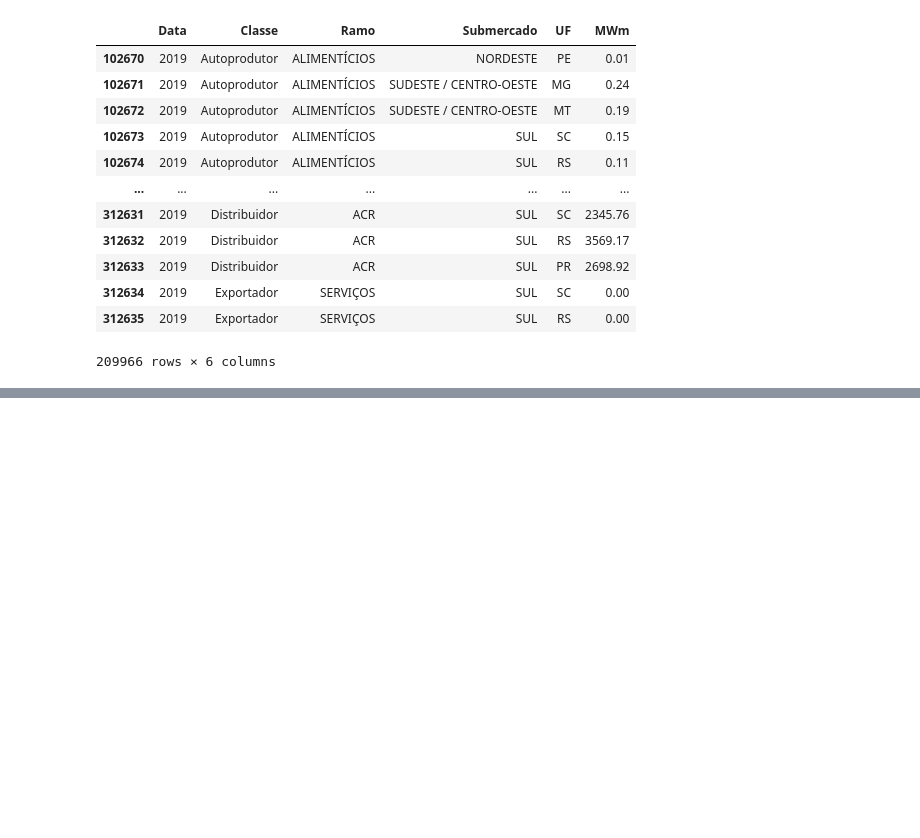
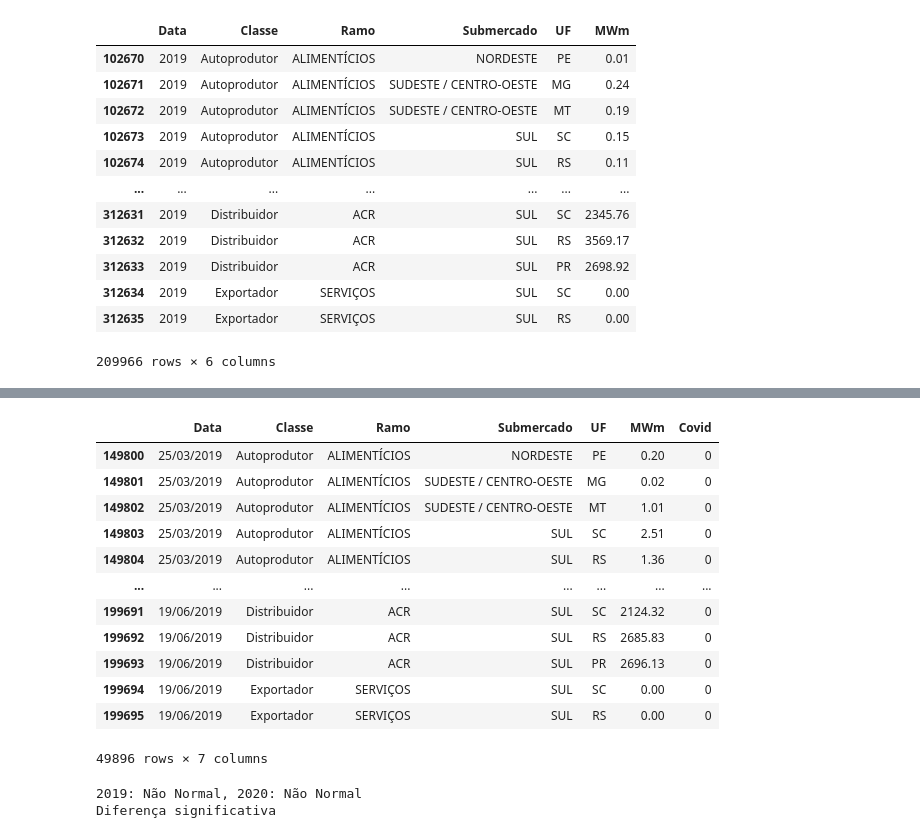
Before and after one commit to freireoliveira/tecnicas_1, a Jupyter notebook: Projeto_Tecnicas_Program1.ipynb, the cells around one changed output, grey strips where cells are left out. Cells and saved outputs as stored; diff of their text form; code cells hidden in the pictures; blank space fills up the shorter version.

```diff
--- a/Projeto_Tecnicas_Program1.ipynb
+++ b/Projeto_Tecnicas_Program1.ipynb
@@ -246,0 +265,31 @@ fig.show()
+# %%
+covid_days = [f'{x[:-2]}19' for x in covid_days]
+no_covid = table[table['Data'].isin(covid_days)]
+no_covid
+# %% [output]
+|  | Data | Classe | Ramo | Submercado | UF | MWm | Covid |
+| 149800 | 25/03/2019 | Autoprodutor | ALIMENTÍCIOS | NORDESTE | PE | 0.20 | 0 |
+| 149801 | 25/03/2019 | Autoprodutor | ALIMENTÍCIOS | SUDESTE / CENTRO-OESTE | MG | 0.02 | 0 |
+| 149802 | 25/03/2019 | Autoprodutor | ALIMENTÍCIOS | SUDESTE / CENTRO-OESTE | MT | 1.01 | 0 |
+| 149803 | 25/03/2019 | Autoprodutor | ALIMENTÍCIOS | SUL | SC | 2.51 | 0 |
+| 149804 | 25/03/2019 | Autoprodutor | ALIMENTÍCIOS | SUL | RS | 1.36 | 0 |
+| ... | ... | ... | ... | ... | ... | ... | ... |
+| 199691 | 19/06/2019 | Distribuidor | ACR | SUL | SC | 2124.32 | 0 |
+| 199692 | 19/06/2019 | Distribuidor | ACR | SUL | RS | 2685.83 | 0 |
+| 199693 | 19/06/2019 | Distribuidor | ACR | SUL | PR | 2696.13 | 0 |
+| 199694 | 19/06/2019 | Exportador | SERVIÇOS | SUL | SC | 0.00 | 0 |
+| 199695 | 19/06/2019 | Exportador | SERVIÇOS | SUL | RS | 0.00 | 0 |
+49896 rows × 7 columns
+# %%
+
+print(f"2019: {'Normal' if stats.normaltest(no_covid['MWm']).pvalue > 0.05 else 'Não Normal'},\
+ 2020: {'Normal' if stats.normaltest(covid['MWm']).pvalue > 0.05 else 'Não Normal'}")
+print(f"{'Diferença não significativa' if stats.mannwhitneyu(no_covid['MWm'], covid['MWm']).pvalue > 0.05 else 'Diferença significativa'}")
+somas = [no_covid.sum()['MWm'], covid.sum()['MWm']]
+fig = px.bar(x=['2019','2020'], y=somas, color_discrete_sequence=['darkslateblue'],
+    title='Consumo de energia total no período de 25/03 a 19/06',
+    labels={'x': 'Ano', 'y':'MWm'})
+fig.show()
+# %% [output]
+2019: Não Normal, 2020: Não Normal
+Diferença significativa
```
Also changed, not shown: parts of 12 cells of this notebook, 1 other file.
